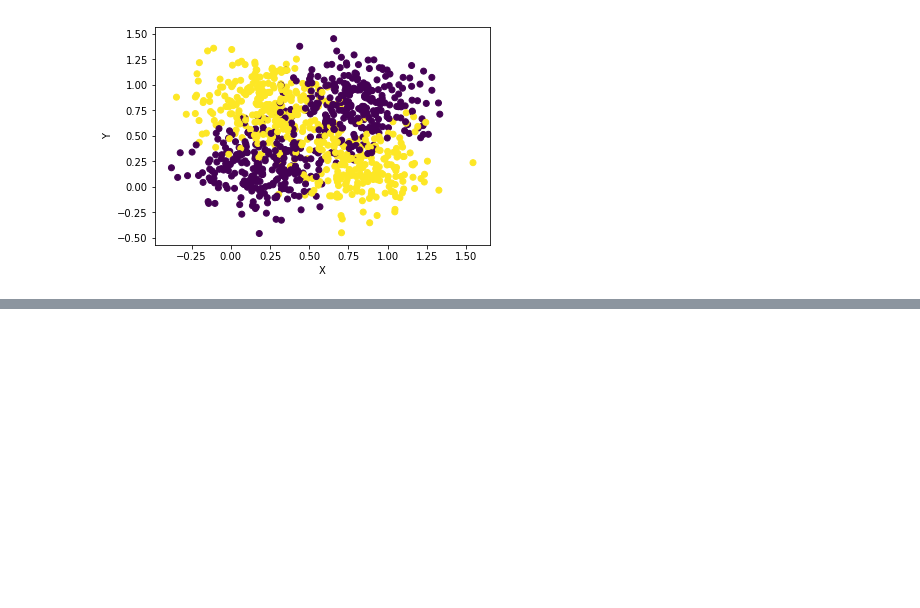
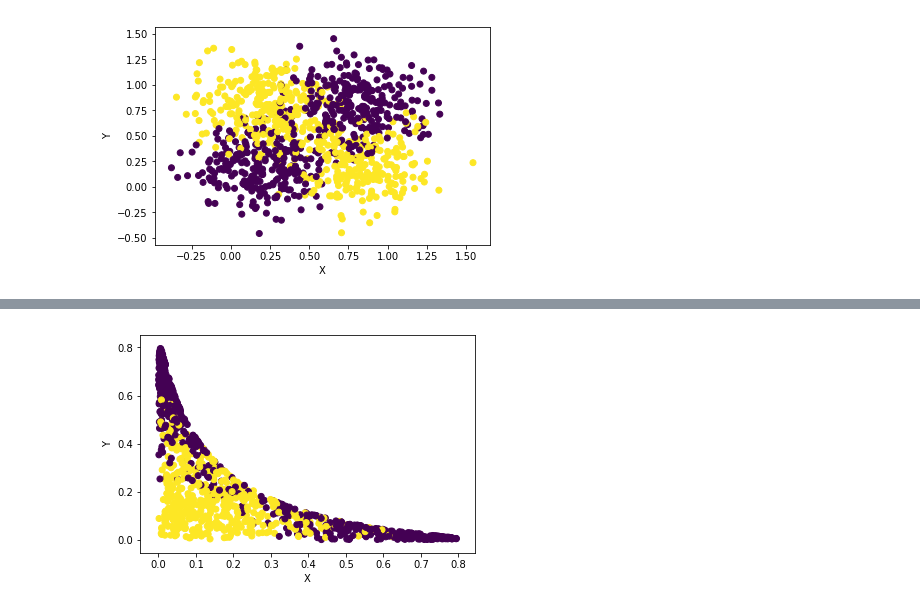
Before and after one commit to ChristophSchmidl/statistical-machine-learning, a Jupyter notebook: assignment-04/code/Exercise_1.ipynb, the cells around one changed output, grey strips where cells are left out. Drawn from its saved outputs; the diff is of its cells as text; code cells hidden in the pictures; blank space fills up the shorter version.

```diff
--- a/assignment-04/code/Exercise_1.ipynb
+++ b/assignment-04/code/Exercise_1.ipynb
@@ -127,0 +178,21 @@ Shape of label vector: (1000, 1)
+# %%
+# Exercise 1.2.4
+
+# Use identical, isotropic covariance matrices Sigma = sigma^2 * I with sigma^2 = 0.2
+# and center the basis functions around mu_1 = (0,0) and mu_2 = (1,1)
+
+def gaussian_basis_function(data, origin, variance):
+    sigma = variance * np.identity(np.array(data).shape[0])
+    a = (data-origin).T
+    normalizer = 1.0 / (2*np.pi)**(a.shape[0]/2) * 1.0 / np.linalg.det(sigma)**(1/2)
+    return normalizer * np.exp(-(1.0/2)*np.dot(a.T, np.dot(inv(sigma), a)))
+
+phi = np.array([[1, gaussian_basis_function(xx, (0, 0), 0.2), gaussian_basis_function(xx, (1, 1), 0.2)] for xx in x])
+
+plt.scatter(phi[:, 1], phi[:, 2], c = t.squeeze())
+plt.xlabel('X')
+plt.ylabel('Y')
+plt.savefig('figure_1_2_4.png')
+plt.show()
+# %% [output]
+[figure, added]
```
Also changed, not shown: parts of 3 cells of this notebook, 8 other files.
